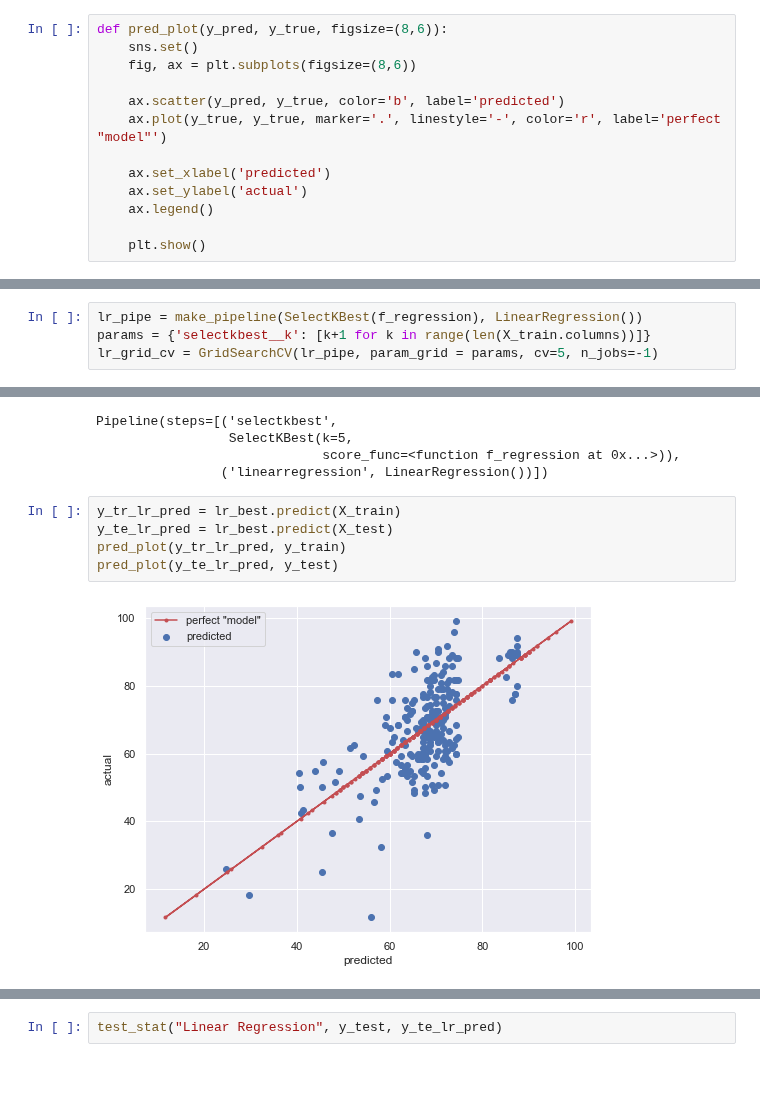
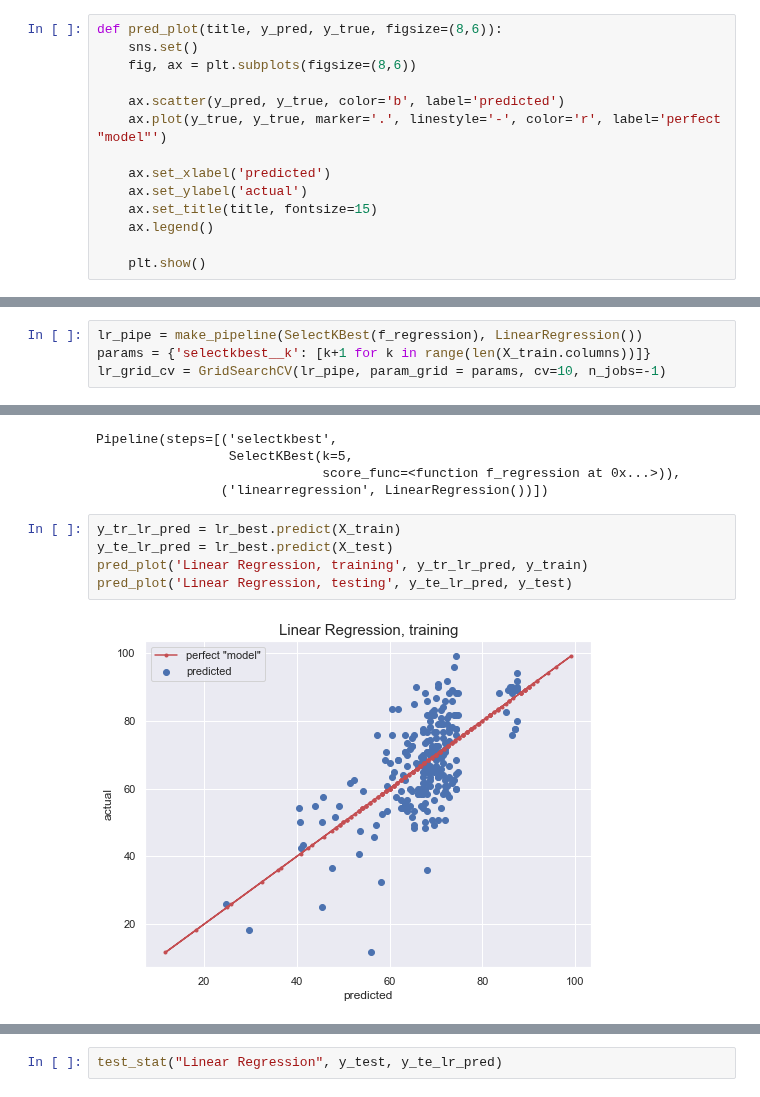
Before and after one commit to Jaester88/Springboard, a Jupyter notebook: Capstone_2_language_proficiency/C2_Modeling_JaeC_210906.ipynb, the cells around one changed output, grey strips where cells are left out. Saved outputs shown, nothing was run; the diff lists cells and outputs as text.

```diff
--- a/Capstone_2_language_proficiency/C2_Modeling_JaeC_210906.ipynb
+++ b/Capstone_2_language_proficiency/C2_Modeling_JaeC_210906.ipynb
@@ -44,7 +44,7 @@ def test_stat(model, y_true, y_pred):
     print("R^2: ", r2_score(y_true, y_pred))
     print("RMSE: ", (mean_squared_error(y_true, y_pred)) ** 0.5)
 # %%
-def pred_plot(y_pred, y_true, figsize=(8,6)):
+def pred_plot(title, y_pred, y_true, figsize=(8,6)):
     sns.set()
     fig, ax = plt.subplots(figsize=(8,6))
 
@@ -53,6 +53,7 @@ def pred_plot(y_pred, y_true, figsize=(8,6)):
 
     ax.set_xlabel('predicted')
     ax.set_ylabel('actual')
+    ax.set_title(title, fontsize=15)
     ax.legend()
 
     plt.show()
@@ -96,7 +97,7 @@ X_train, X_test, y_train, y_test = train_test_split(X, y, test_size=0.25, random
 # %%
 lr_pipe = make_pipeline(SelectKBest(f_regression), LinearRegression())
 params = {'selectkbest__k': [k+1 for k in range(len(X_train.columns))]}
-lr_grid_cv = GridSearchCV(lr_pipe, param_grid = params, cv=5, n_jobs=-1)
+lr_grid_cv = GridSearchCV(lr_pipe, param_grid = params, cv=10, n_jobs=-1)
 # %%
 lr_grid_cv.fit(X_train, y_train)
 print(lr_grid_cv.best_params_)
@@ -122,7 +114,7 @@ Pipeline(steps=[('selectkbest',
 # %%
 y_tr_lr_pred = lr_best.predict(X_train)
 y_te_lr_pred = lr_best.predict(X_test)
-pred_plot(y_tr_lr_pred, y_train)
-pred_plot(y_te_lr_pred, y_test)
+pred_plot('Linear Regression, training', y_tr_lr_pred, y_train)
+pred_plot('Linear Regression, testing', y_te_lr_pred, y_test)
 # %% [output]
-[figure, old version]
+[figure, new version]
```
Also changed, not shown: parts of 17 cells of this notebook.
